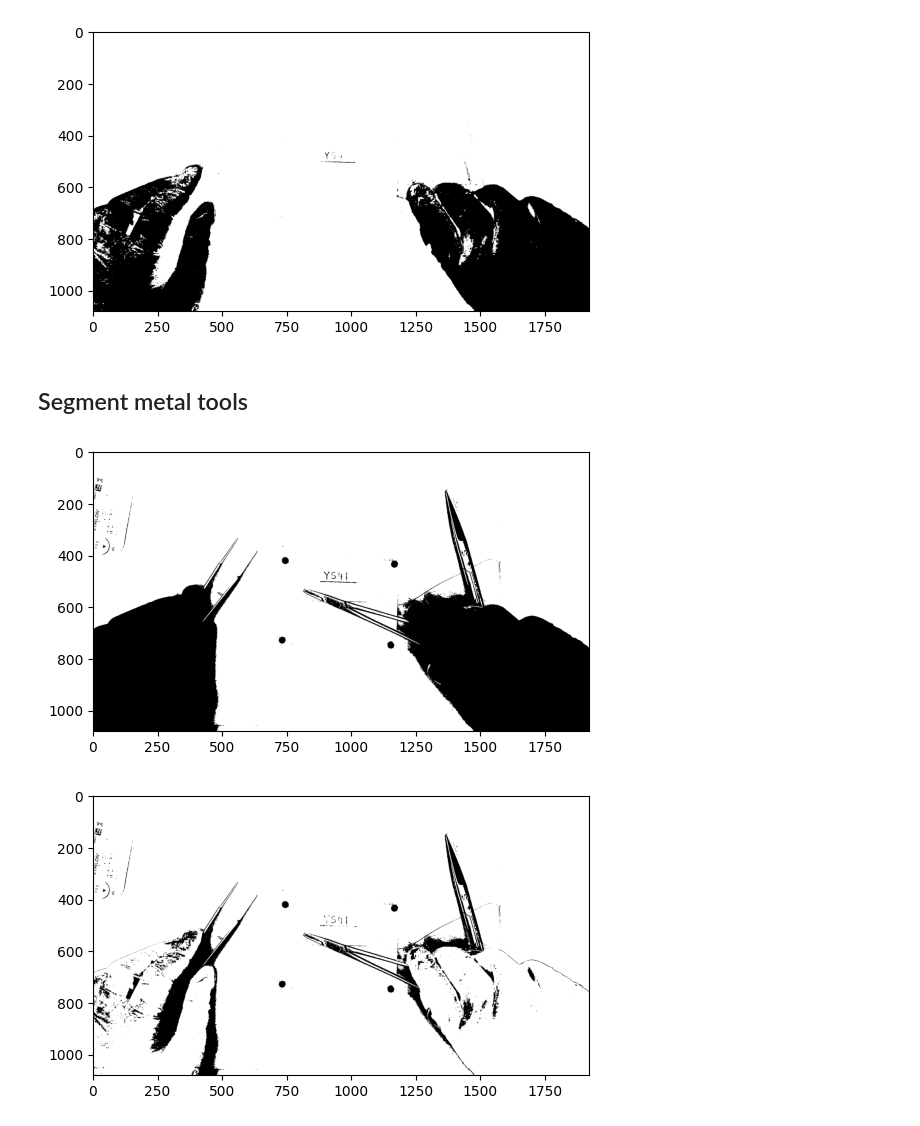
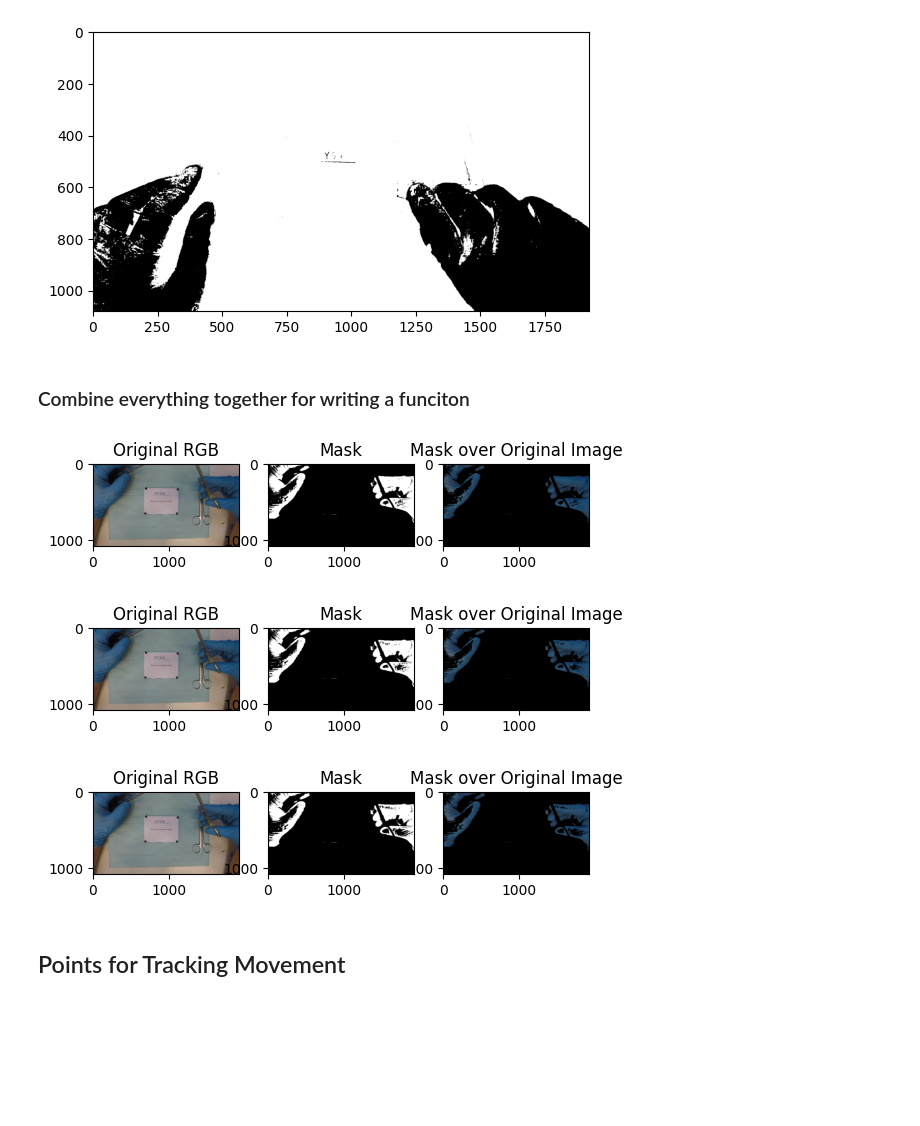
Before and after one commit to Napwillcode8848/OpenSutureNet, a Jupyter notebook: notebooks/segment_glove.ipynb, the cells around one changed output. Saved outputs shown, nothing was run; the diff lists cells and outputs as text; code cells hidden in the pictures; blank space fills up the shorter version.

Commit message:
Formalize funciton for segmenting gloves; prepare for a main pipeline

```diff
--- a/notebooks/segment_glove.ipynb
+++ b/notebooks/segment_glove.ipynb
@@ -191,30 +191,52 @@ plt.imshow(mask, cmap = 'gray')
 plt.show()
 # %% [output]
 [figure]
-# %% [markdown]
-## Segment metal tools
-# %%
-# first lets read a frame to see how it looks like in black and white
-frame0_gray = cv2.imread("./frame_result/frame0.jpg", cv2.IMREAD_GRAYSCALE)
-# Source - https://stackoverflow.com/a/7637687
-# Posted by tsh, modified by community. See post 'Timeline' for change history
-# Retrieved 2026-07-08, License - CC BY-SA 4.0
-
-(thresh, frame0_gray) = cv2.threshold(frame0_gray, 128, 255, cv2.THRESH_BINARY | cv2.THRESH_OTSU)
-
-plt.imshow(frame0_gray, cmap='gray')
-plt.show()
-# %% [output]
-[figure, removed]
-# %%
-# subtract glove mask from above -- still does not remove all the cues
-for i in range(0, 1080):
-    for j in range(0, 1920):
-        if mask[i][j] == frame0_gray[i][j]:
-            # turn it to white
-            frame0_gray[i][j] = 255
-
-plt.imshow(frame0_gray, cmap = 'gray')
-plt.show()
-# %% [output]
-[figure, removed]
+# %% [markdown]
+### Combine everything together for writing a funciton
+# %%
+# test on combining things together for writing function
+import cv2
+import matplotlib.pyplot as plt
+import numpy as np
+
+# data
+vidcap = cv2.VideoCapture('../data/videos/H13A.mp4')
+# needs a better definition of color -- can do this mathematically
+lower_blue = np.array([100, 80,  60])   # HSV
+upper_blue = np.array([130, 220, 120])
+
+success,image = vidcap.read()
+count = 0
+while success:
+  if count < 3:
+    success,image_bgr = vidcap.read()
+    # convert from BGR to HSV
+    image_rgb = cv2.cvtColor(image_bgr, cv2.COLOR_BGR2RGB)
+    image_hsv = cv2.cvtColor(image_bgr, cv2.COLOR_BGR2HSV)
+    # select only the color defined
+    mask   = cv2.inRange(image_hsv, lower_blue, upper_blue)
+    result = cv2.bitwise_and(image_rgb, image_rgb, mask=mask)
+    # save mask to a folder -- or extract centroid and stuff here
+    cv2.imwrite(f"../result/test/frame_{count}.png", mask)
+    # find contour and centroid from mask right away
+    # see the results
+    plt.subplot(1, 3, 1)
+    plt.title("Original RGB")
+    plt.imshow(image_rgb)
+    plt.subplot(1, 3, 2)
+    plt.title("Mask")
+    plt.imshow(mask, cmap="gray")
+    plt.subplot(1, 3, 3)
+    plt.title("Mask over Original Image")
+    plt.imshow(result)
+    plt.show()
+    count += 1
+  elif count == 3:
+      # hard stop just to test 2 frames
+      success = False
+# %% [output]
+[figure, added]
+[figure, added]
+[figure, added]
+# %% [markdown]
+## Points for Tracking Movement
```
Also changed, not shown: parts of 4 cells of this notebook, 1 other file.
